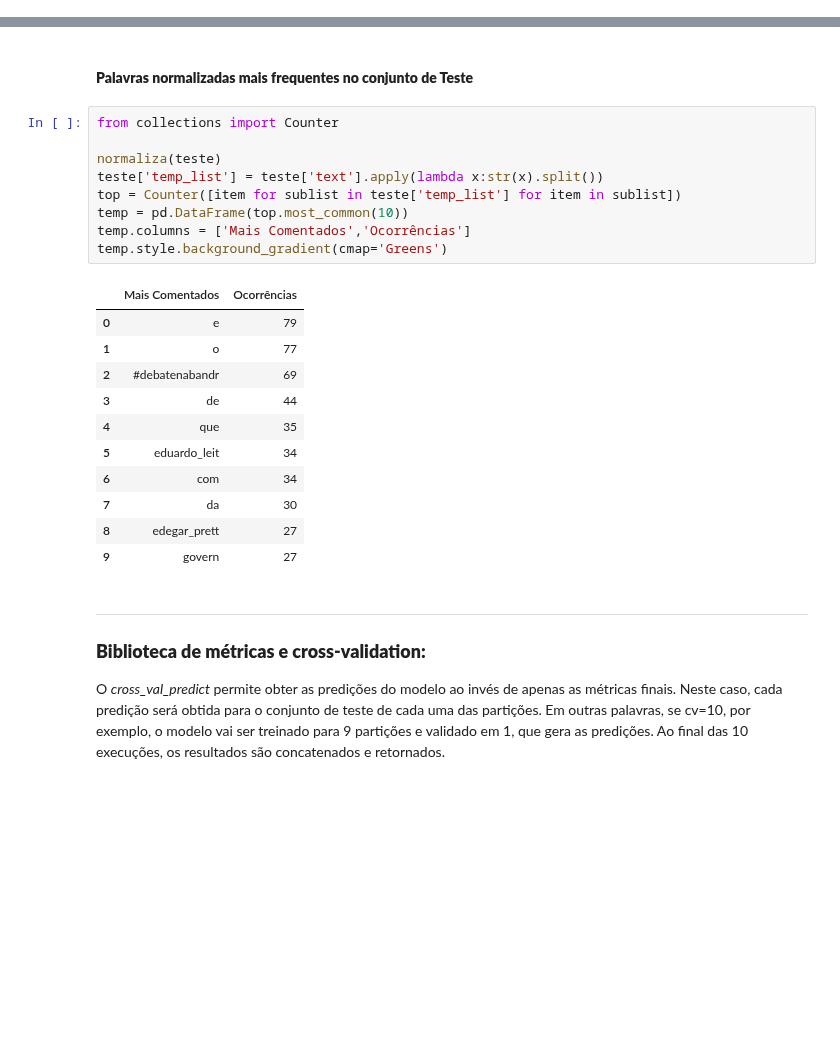
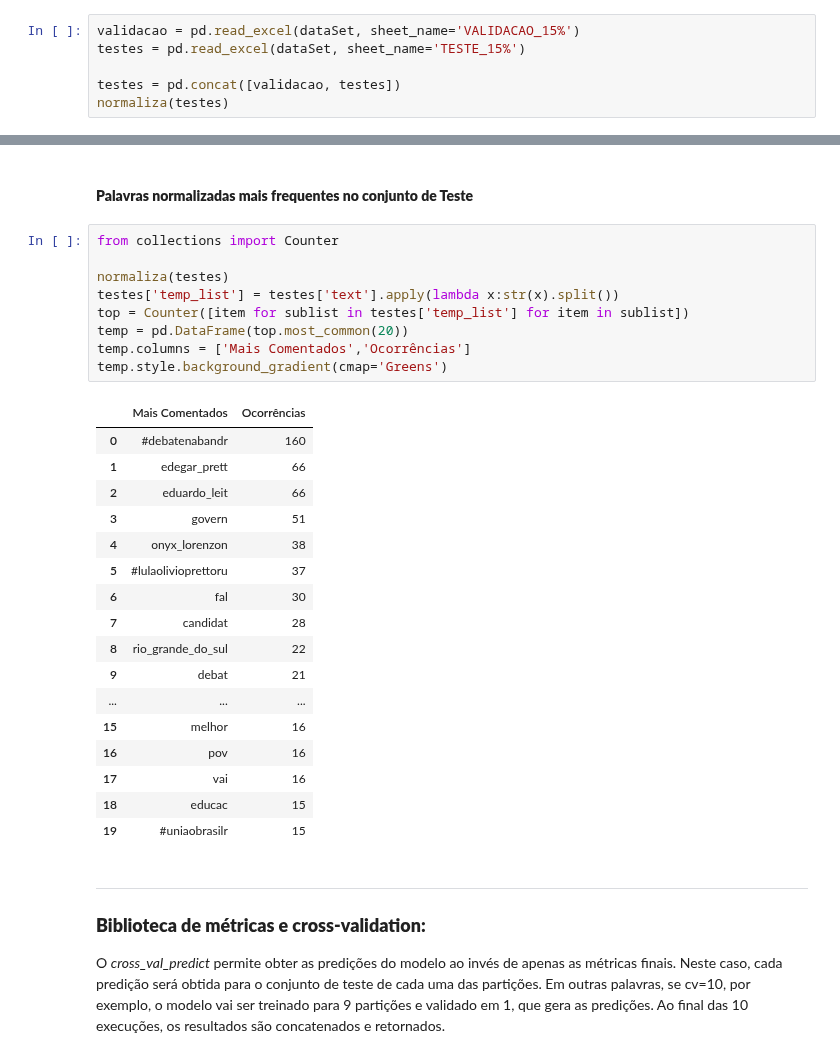
Before and after one commit to jhonatapers/MLPTweets, a Jupyter notebook: Tweets.ipynb, the cells around one changed output, grey strips where cells are left out. Drawn from its saved outputs; the diff is of its cells as text; blank space fills up the shorter version.

```diff
--- a/Tweets.ipynb
+++ b/Tweets.ipynb
@@ -286,0 +282,6 @@ freq_validacao = tfi.transform(vec_validacao)
+# %%
+validacao = pd.read_excel(dataSet, sheet_name='VALIDACAO_15%')
+testes = pd.read_excel(dataSet, sheet_name='TESTE_15%')
+
+testes = pd.concat([validacao, testes])
+normaliza(testes)
@@ -346,24 +341,30 @@ temp.style.background_gradient(cmap='Reds')
 # %%
 from collections import Counter
 
-normaliza(teste)
-teste['temp_list'] = teste['text'].apply(lambda x:str(x).split())
-top = Counter([item for sublist in teste['temp_list'] for item in sublist])
-temp = pd.DataFrame(top.most_common(10))
+normaliza(testes)
+testes['temp_list'] = testes['text'].apply(lambda x:str(x).split())
+top = Counter([item for sublist in testes['temp_list'] for item in sublist])
+temp = pd.DataFrame(top.most_common(20))
 temp.columns = ['Mais Comentados','Ocorrências']
 temp.style.background_gradient(cmap='Greens')
 # %% [output]
 |  | Mais Comentados | Ocorrências |
-| 0 | e | 79 |
-| 1 | o | 77 |
-| 2 | #debatenabandr | 69 |
-| 3 | de | 44 |
-| 4 | que | 35 |
-| 5 | eduardo_leit | 34 |
-| 6 | com | 34 |
-| 7 | da | 30 |
-| 8 | edegar_prett | 27 |
-| 9 | govern | 27 |
+| 0 | #debatenabandr | 160 |
+| 1 | edegar_prett | 66 |
+| 2 | eduardo_leit | 66 |
+| 3 | govern | 51 |
+| 4 | onyx_lorenzon | 38 |
+| 5 | #lulaolivioprettoru | 37 |
+| 6 | fal | 30 |
+| 7 | candidat | 28 |
+| 8 | rio_grande_do_sul | 22 |
+| 9 | debat | 21 |
+| ... | ... | ... |
+| 15 | melhor | 16 |
+| 16 | pov | 16 |
+| 17 | vai | 16 |
+| 18 | educac | 15 |
+| 19 | #uniaobrasilr | 15 |
 # %% [markdown]
 ___
 ### **Biblioteca de métricas e cross-validation:**
```
Also changed, not shown: parts of 35 cells of this notebook.
